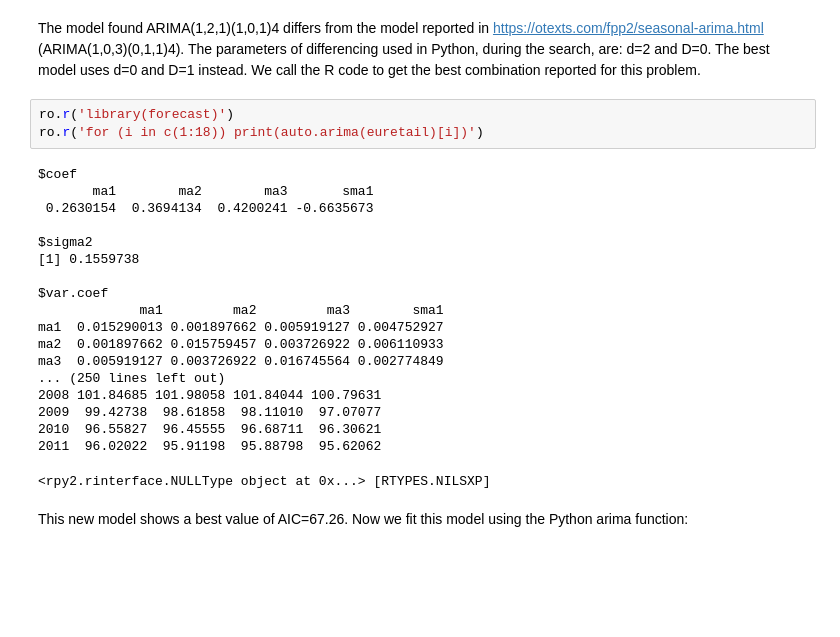
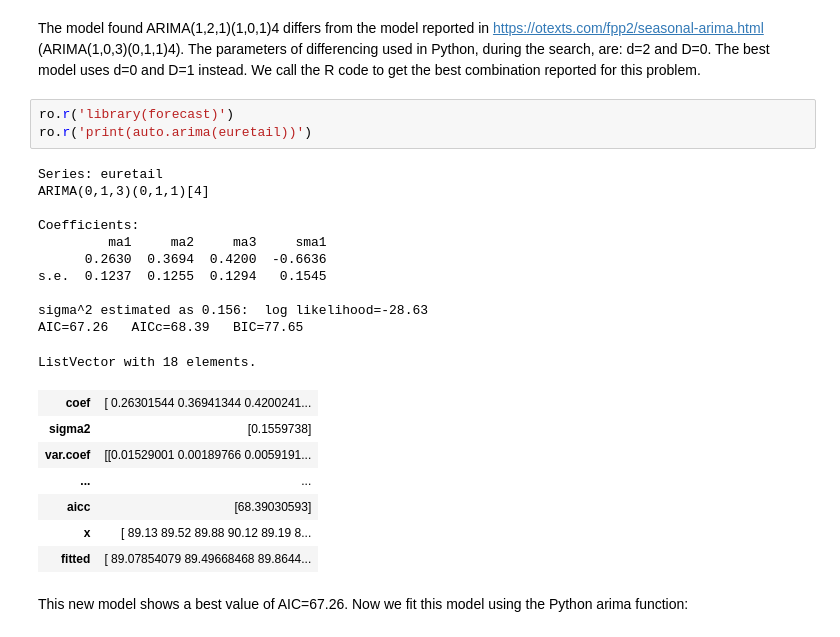
Before and after one commit to mabelc/forcasting, a Jupyter notebook: notebooks/arima.ipynb, the cells around one changed output. Saved outputs shown, nothing was run; the diff lists cells and outputs as text; blank space fills up the shorter version.

Commit message:
remove print out arima model from r

```diff
--- a/notebooks/arima.ipynb
+++ b/notebooks/arima.ipynb
@@ -394,26 +393,26 @@ Warnings:
 The model found ARIMA(1,2,1)(1,0,1)4 differs from the model reported in https://otexts.com/fpp2/seasonal-arima.html (ARIMA(1,0,3)(0,1,1)4). The parameters of differencing used in Python, during the search, are: d=2 and D=0. The best model uses d=0 and D=1 instead. We call the R code to get the best combination reported for this problem.
 # %%
 ro.r('library(forecast)')
-ro.r('for (i in c(1:18)) print(auto.arima(euretail)[i])')
+ro.r('print(auto.arima(euretail))')
 # %% [output]
-$coef
-       ma1        ma2        ma3       sma1
- 0.2630154  0.3694134  0.4200241 -0.6635673
+Series: euretail
+ARIMA(0,1,3)(0,1,1)[4]
 
-$sigma2
-[1] 0.1559738
+Coefficients:
+         ma1     ma2     ma3     sma1
+      0.2630  0.3694  0.4200  -0.6636
+s.e.  0.1237  0.1255  0.1294   0.1545
 
-$var.coef
-             ma1         ma2         ma3        sma1
-ma1  0.015290013 0.001897662 0.005919127 0.004752927
-ma2  0.001897662 0.015759457 0.003726922 0.006110933
-ma3  0.005919127 0.003726922 0.016745564 0.002774849
-... (250 lines left out)
-2008 101.84685 101.98058 101.84044 100.79631
-2009  99.42738  98.61858  98.11010  97.07077
-2010  96.55827  96.45555  96.68711  96.30621
-2011  96.02022  95.91198  95.88798  95.62062
+sigma^2 estimated as 0.156:  log likelihood=-28.63
+AIC=67.26   AICc=68.39   BIC=77.65
-<rpy2.rinterface.NULLType object at 0x...> [RTYPES.NILSXP]
+ListVector with 18 elements.
+| coef | [ 0.26301544 0.36941344 0.4200241... |
+| sigma2 | [0.1559738] |
+| var.coef | [[0.01529001 0.00189766 0.0059191... |
+| ... | ... |
+| aicc | [68.39030593] |
+| x | [ 89.13 89.52 89.88 90.12 89.19 8... |
+| fitted | [ 89.07854079 89.49668468 89.8644... |
 # %% [markdown]
 This new model shows a best value of AIC=67.26. Now we fit this model using the Python arima function:
 # %%
```
Also changed, not shown: parts of 1 cell of this notebook.
